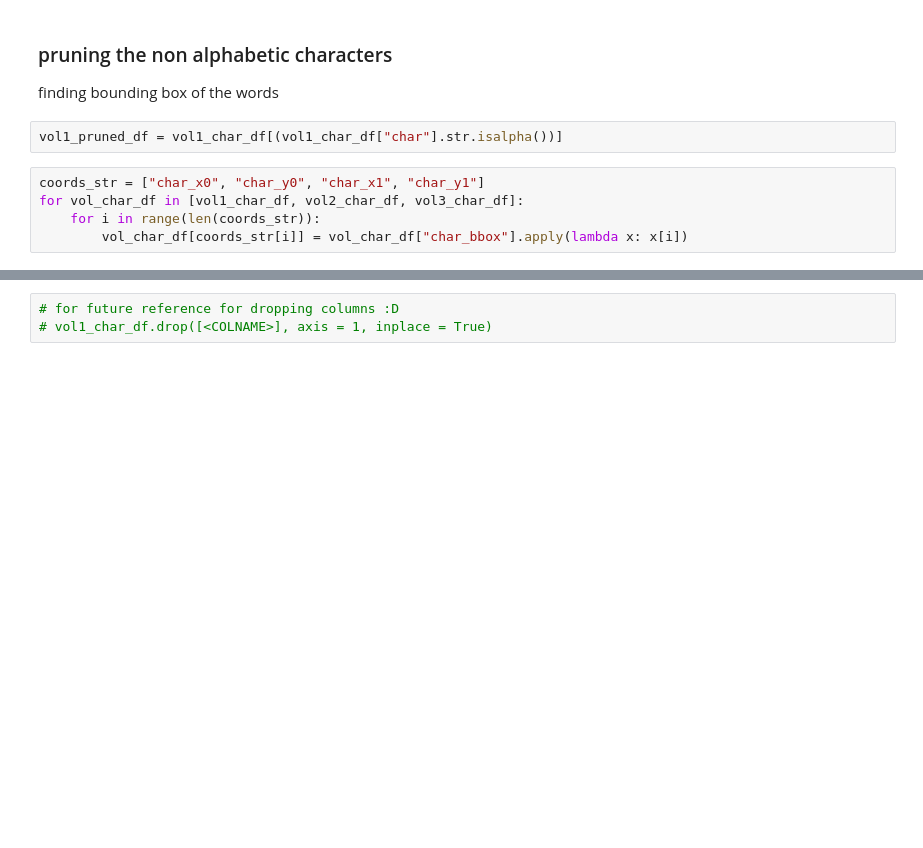
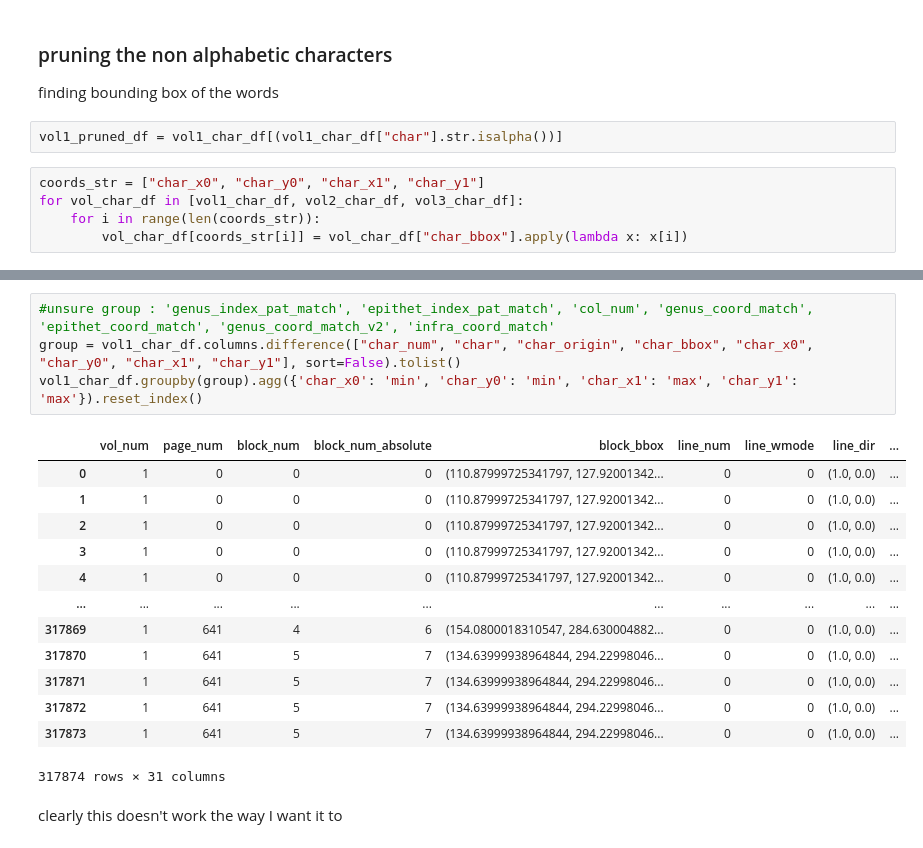
Before and after one commit to shidedh/UpdateFlora, a Jupyter notebook: index_code/alphabetic0309.ipynb, the cells around one changed output, grey strips where cells are left out. Saved outputs shown, nothing was run; the diff lists cells and outputs as text; blank space fills up the shorter version.

Commit message:
word_bbox testing -- not going well

```diff
--- a/index_code/alphabetic0309.ipynb
+++ b/index_code/alphabetic0309.ipynb
@@ -1045,6 +1047,23 @@ vol3_char_df.columns.difference(vol3_char_df.columns.difference(["char_num", "ch
 Index(['char', 'char_bbox', 'char_num', 'char_origin', 'char_x0', 'char_x1',
        'char_y0', 'char_y1'],
       dtype='object')
-# %%
-# for future reference for dropping columns :D
-# vol1_char_df.drop([<COLNAME>], axis = 1, inplace = True)
+# %%
+#unsure group : 'genus_index_pat_match', 'epithet_index_pat_match', 'col_num', 'genus_coord_match', 'epithet_coord_match', 'genus_coord_match_v2', 'infra_coord_match'
+group = vol1_char_df.columns.difference(["char_num", "char", "char_origin",	"char_bbox", "char_x0", "char_y0", "char_x1", "char_y1"], sort=False).tolist()
+vol1_char_df.groupby(group).agg({'char_x0': 'min', 'char_y0': 'min', 'char_x1': 'max', 'char_y1': 'max'}).reset_index()
+# %% [output]
+|  | vol_num | page_num | block_num | block_num_absolute | block_bbox | line_num | line_wmode | line_dir | ... |
+| 0 | 1 | 0 | 0 | 0 | (110.87999725341797, 127.92001342... | 0 | 0 | (1.0, 0.0) | ... |
+| 1 | 1 | 0 | 0 | 0 | (110.87999725341797, 127.92001342... | 0 | 0 | (1.0, 0.0) | ... |
+| 2 | 1 | 0 | 0 | 0 | (110.87999725341797, 127.92001342... | 0 | 0 | (1.0, 0.0) | ... |
+| 3 | 1 | 0 | 0 | 0 | (110.87999725341797, 127.92001342... | 0 | 0 | (1.0, 0.0) | ... |
+| 4 | 1 | 0 | 0 | 0 | (110.87999725341797, 127.92001342... | 0 | 0 | (1.0, 0.0) | ... |
+| ... | ... | ... | ... | ... | ... | ... | ... | ... | ... |
+| 317869 | 1 | 641 | 4 | 6 | (154.0800018310547, 284.630004882... | 0 | 0 | (1.0, 0.0) | ... |
+| 317870 | 1 | 641 | 5 | 7 | (134.63999938964844, 294.22998046... | 0 | 0 | (1.0, 0.0) | ... |
+| 317871 | 1 | 641 | 5 | 7 | (134.63999938964844, 294.22998046... | 0 | 0 | (1.0, 0.0) | ... |
+| 317872 | 1 | 641 | 5 | 7 | (134.63999938964844, 294.22998046... | 0 | 0 | (1.0, 0.0) | ... |
+| 317873 | 1 | 641 | 5 | 7 | (134.63999938964844, 294.22998046... | 0 | 0 | (1.0, 0.0) | ... |
+317874 rows × 31 columns
+# %% [markdown]
+clearly this doesn't work the way I want it to
```
Also changed, not shown: parts of 4 cells of this notebook.
